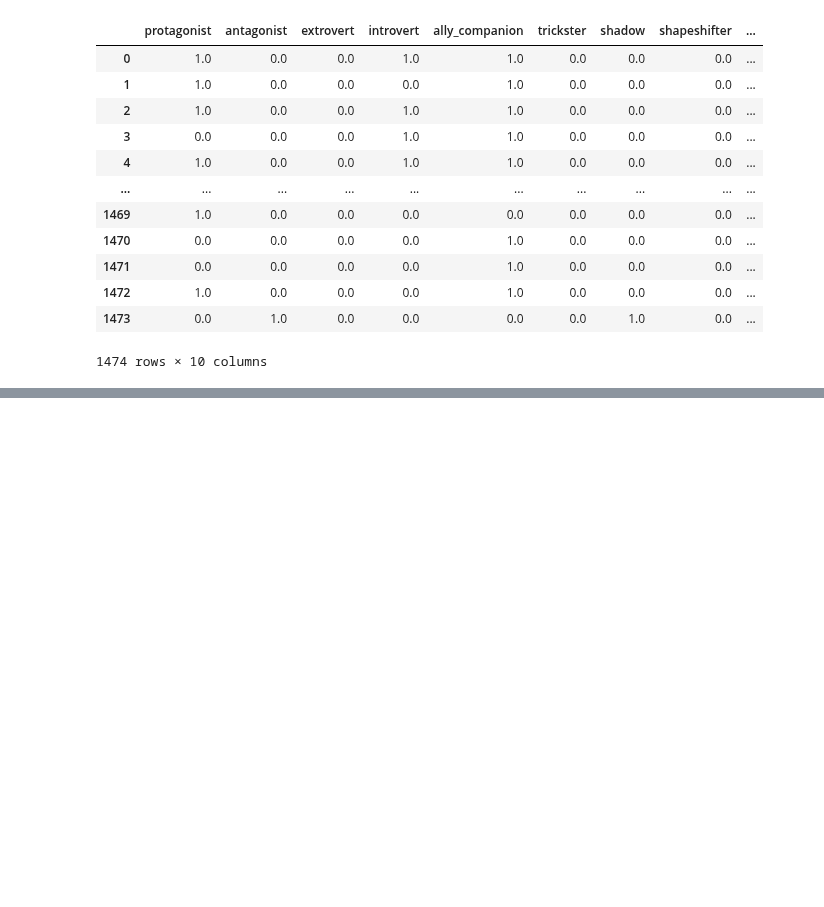
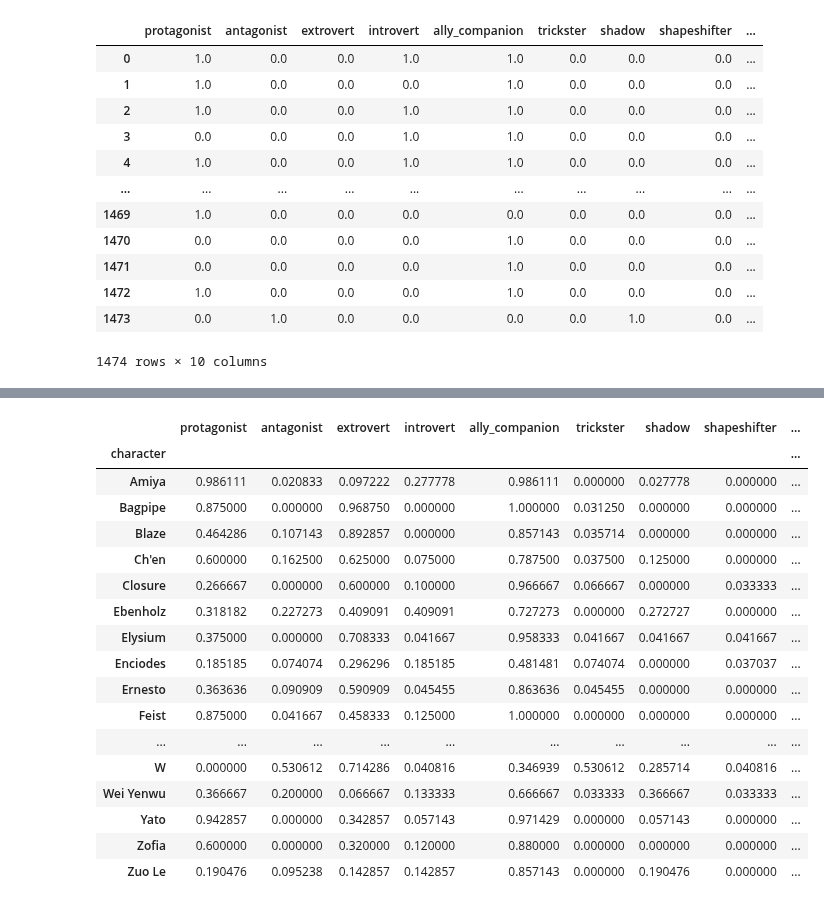
Before and after one commit to Marugannwg/Contant_Analysis_Study, a Jupyter notebook: project/raw_text_explore.ipynb, the cells around one changed output, grey strips where cells are left out. Saved outputs shown, nothing was run; the diff lists cells and outputs as text; code cells hidden in the pictures; blank space fills up the shorter version.

```diff
--- a/project/raw_text_explore.ipynb
+++ b/project/raw_text_explore.ipynb
@@ -790,0 +793,33 @@ full_df.to_json('D:\\MACSS PROGRAM\\30122\\MACS-60000-2024-Winter\\data\\Arknigh
+# %%
+# Ensure that all columns you're summing and dividing are numeric
+numeric_columns = full_df.select_dtypes(include=[np.number]).columns
+
+# Sum only the numeric columns after grouping by 'character'
+summed_df = full_df.groupby('character')[numeric_columns].sum()
+
+# Calculate the number of occurrences of each character
+character_counts = full_df.groupby('character').size()
+
+# Divide the summed values by the character counts
+result_df = summed_df.div(character_counts, axis=0)
+# %%
+result_df
+# %% [output]
+|  | protagonist | antagonist | extrovert | introvert | ally_companion | trickster | shadow | shapeshifter | ... |
+| character |  |  |  |  |  |  |  |  | ... |
+| Amiya | 0.986111 | 0.020833 | 0.097222 | 0.277778 | 0.986111 | 0.000000 | 0.027778 | 0.000000 | ... |
+| Bagpipe | 0.875000 | 0.000000 | 0.968750 | 0.000000 | 1.000000 | 0.031250 | 0.000000 | 0.000000 | ... |
+| Blaze | 0.464286 | 0.107143 | 0.892857 | 0.000000 | 0.857143 | 0.035714 | 0.000000 | 0.000000 | ... |
+| Ch'en | 0.600000 | 0.162500 | 0.625000 | 0.075000 | 0.787500 | 0.037500 | 0.125000 | 0.000000 | ... |
+| Closure | 0.266667 | 0.000000 | 0.600000 | 0.100000 | 0.966667 | 0.066667 | 0.000000 | 0.033333 | ... |
+| Ebenholz | 0.318182 | 0.227273 | 0.409091 | 0.409091 | 0.727273 | 0.000000 | 0.272727 | 0.000000 | ... |
+| Elysium | 0.375000 | 0.000000 | 0.708333 | 0.041667 | 0.958333 | 0.041667 | 0.041667 | 0.041667 | ... |
+| Enciodes | 0.185185 | 0.074074 | 0.296296 | 0.185185 | 0.481481 | 0.074074 | 0.000000 | 0.037037 | ... |
+| Ernesto | 0.363636 | 0.090909 | 0.590909 | 0.045455 | 0.863636 | 0.045455 | 0.000000 | 0.000000 | ... |
+| Feist | 0.875000 | 0.041667 | 0.458333 | 0.125000 | 1.000000 | 0.000000 | 0.000000 | 0.000000 | ... |
+| ... | ... | ... | ... | ... | ... | ... | ... | ... | ... |
+| W | 0.000000 | 0.530612 | 0.714286 | 0.040816 | 0.346939 | 0.530612 | 0.285714 | 0.040816 | ... |
+| Wei Yenwu | 0.366667 | 0.200000 | 0.066667 | 0.133333 | 0.666667 | 0.033333 | 0.366667 | 0.033333 | ... |
+| Yato | 0.942857 | 0.000000 | 0.342857 | 0.057143 | 0.971429 | 0.000000 | 0.057143 | 0.000000 | ... |
+| Zofia | 0.600000 | 0.000000 | 0.320000 | 0.120000 | 0.880000 | 0.000000 | 0.000000 | 0.000000 | ... |
+| Zuo Le | 0.190476 | 0.095238 | 0.142857 | 0.142857 | 0.857143 | 0.000000 | 0.190476 | 0.000000 | ... |
```
Also changed, not shown: parts of 1 cell of this notebook.
